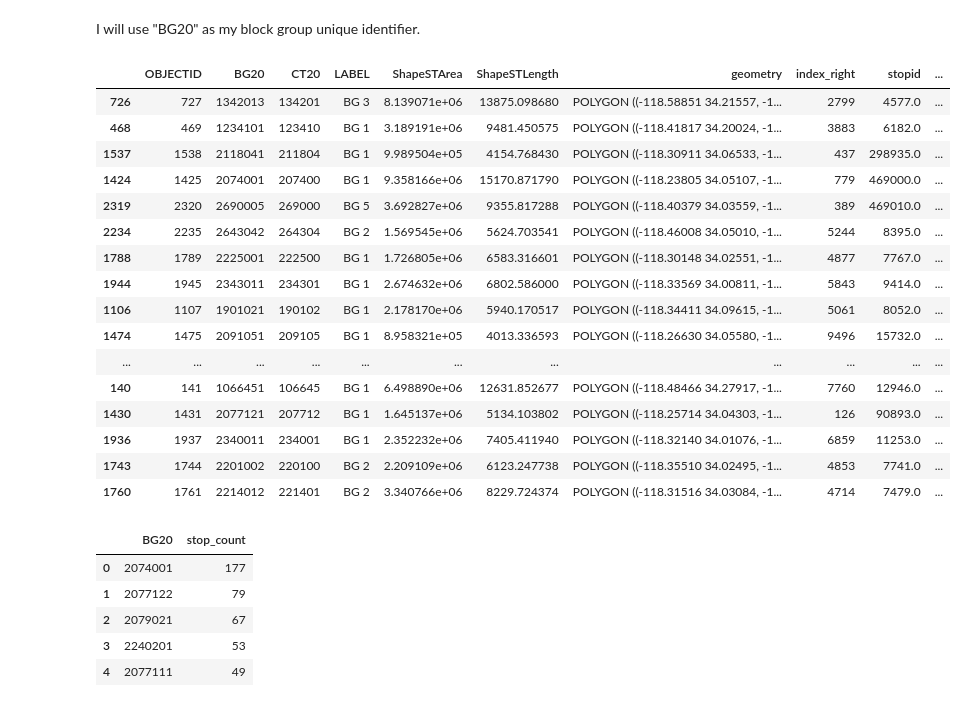
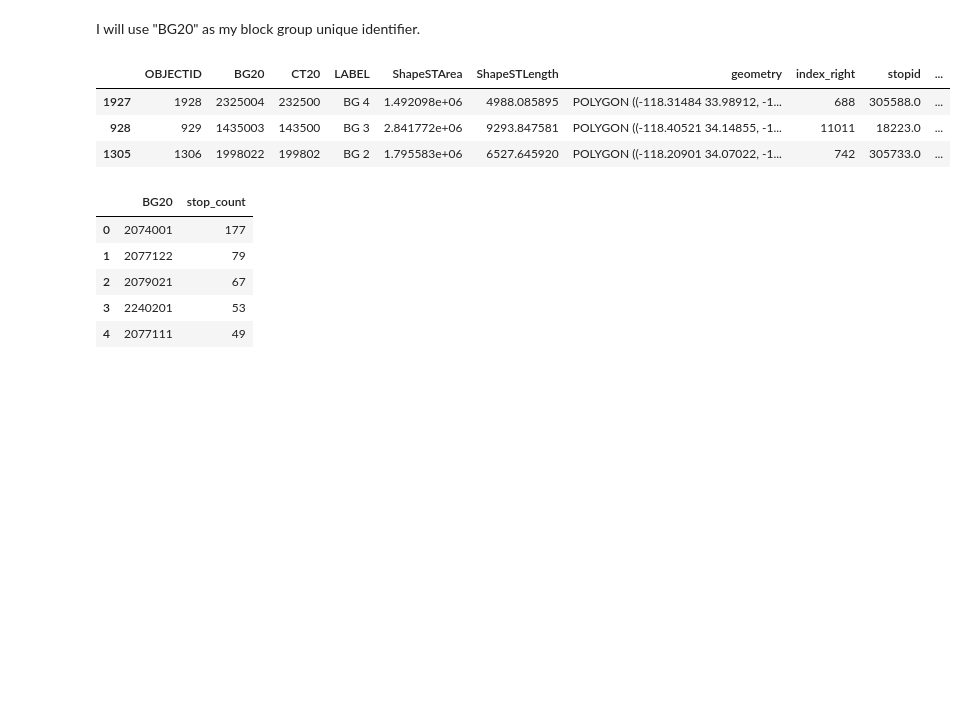
Before and after one commit to lucybriggs12/snakeemoji, a Jupyter notebook: Group Assignments/Week 05/Carolyn Week 5 Assignment.ipynb, the cells around one changed output. Drawn from its saved outputs; the diff is of its cells as text; code cells hidden in the pictures; blank space fills up the shorter version.

```diff
--- a/Group Assignments/Week 05/Carolyn Week 5 Assignment.ipynb
+++ b/Group Assignments/Week 05/Carolyn Week 5 Assignment.ipynb
@@ -503,26 +509,13 @@ I will use "BG20" as my block group unique identifier.
 # %%
 #join transit data with cityblockgroup data
 transit_bg = gpd.sjoin(cityblockgroups,transit_stops)
 #display
-transit_bg.sample(60)
+transit_bg.sample(3)
 # %% [output]
 |  | OBJECTID | BG20 | CT20 | LABEL | ShapeSTArea | ShapeSTLength | geometry | index_right | stopid | ... |
-| 726 | 727 | 1342013 | 134201 | BG 3 | 8.139071e+06 | 13875.098680 | POLYGON ((-118.58851 34.21557, -1... | 2799 | 4577.0 | ... |
-| 468 | 469 | 1234101 | 123410 | BG 1 | 3.189191e+06 | 9481.450575 | POLYGON ((-118.41817 34.20024, -1... | 3883 | 6182.0 | ... |
-| 1537 | 1538 | 2118041 | 211804 | BG 1 | 9.989504e+05 | 4154.768430 | POLYGON ((-118.30911 34.06533, -1... | 437 | 298935.0 | ... |
-| 1424 | 1425 | 2074001 | 207400 | BG 1 | 9.358166e+06 | 15170.871790 | POLYGON ((-118.23805 34.05107, -1... | 779 | 469000.0 | ... |
-| 2319 | 2320 | 2690005 | 269000 | BG 5 | 3.692827e+06 | 9355.817288 | POLYGON ((-118.40379 34.03559, -1... | 389 | 469010.0 | ... |
-| 2234 | 2235 | 2643042 | 264304 | BG 2 | 1.569545e+06 | 5624.703541 | POLYGON ((-118.46008 34.05010, -1... | 5244 | 8395.0 | ... |
-| 1788 | 1789 | 2225001 | 222500 | BG 1 | 1.726805e+06 | 6583.316601 | POLYGON ((-118.30148 34.02551, -1... | 4877 | 7767.0 | ... |
-| 1944 | 1945 | 2343011 | 234301 | BG 1 | 2.674632e+06 | 6802.586000 | POLYGON ((-118.33569 34.00811, -1... | 5843 | 9414.0 | ... |
-| 1106 | 1107 | 1901021 | 190102 | BG 1 | 2.178170e+06 | 5940.170517 | POLYGON ((-118.34411 34.09615, -1... | 5061 | 8052.0 | ... |
-| 1474 | 1475 | 2091051 | 209105 | BG 1 | 8.958321e+05 | 4013.336593 | POLYGON ((-118.26630 34.05580, -1... | 9496 | 15732.0 | ... |
-| ... | ... | ... | ... | ... | ... | ... | ... | ... | ... | ... |
-| 140 | 141 | 1066451 | 106645 | BG 1 | 6.498890e+06 | 12631.852677 | POLYGON ((-118.48466 34.27917, -1... | 7760 | 12946.0 | ... |
-| 1430 | 1431 | 2077121 | 207712 | BG 1 | 1.645137e+06 | 5134.103802 | POLYGON ((-118.25714 34.04303, -1... | 126 | 90893.0 | ... |
-| 1936 | 1937 | 2340011 | 234001 | BG 1 | 2.352232e+06 | 7405.411940 | POLYGON ((-118.32140 34.01076, -1... | 6859 | 11253.0 | ... |
-| 1743 | 1744 | 2201002 | 220100 | BG 2 | 2.209109e+06 | 6123.247738 | POLYGON ((-118.35510 34.02495, -1... | 4853 | 7741.0 | ... |
-| 1760 | 1761 | 2214012 | 221401 | BG 2 | 3.340766e+06 | 8229.724374 | POLYGON ((-118.31516 34.03084, -1... | 4714 | 7479.0 | ... |
+| 1927 | 1928 | 2325004 | 232500 | BG 4 | 1.492098e+06 | 4988.085895 | POLYGON ((-118.31484 33.98912, -1... | 688 | 305588.0 | ... |
+| 928 | 929 | 1435003 | 143500 | BG 3 | 2.841772e+06 | 9293.847581 | POLYGON ((-118.40521 34.14855, -1... | 11011 | 18223.0 | ... |
+| 1305 | 1306 | 1998022 | 199802 | BG 2 | 1.795583e+06 | 6527.645920 | POLYGON ((-118.20901 34.07022, -1... | 742 | 305733.0 | ... |
 # %%
 #Use valuecounts to get the number of unique stops per block group
 transit_bg_count= transit_bg.value_counts(['BG20']).reset_index(name='stop_count')
```
Also changed, not shown: parts of 31 cells of this notebook.
